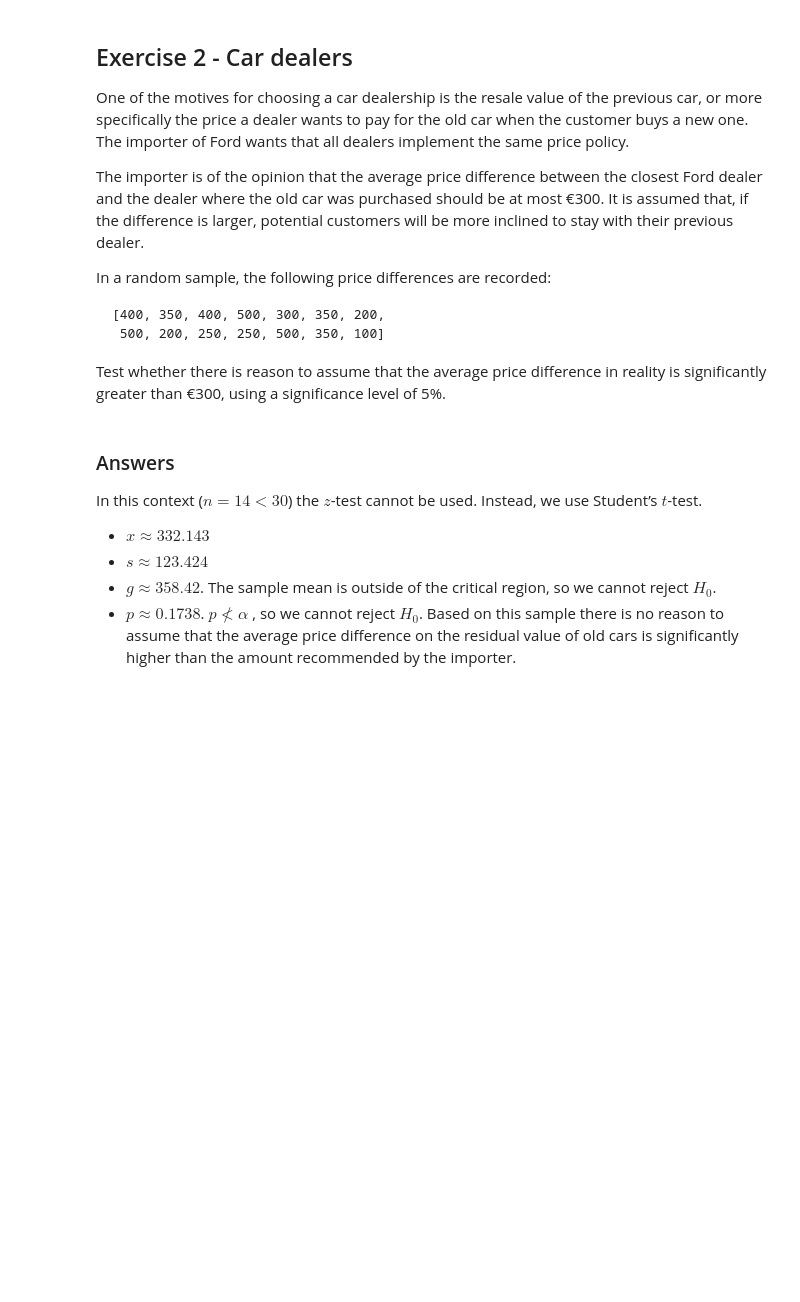
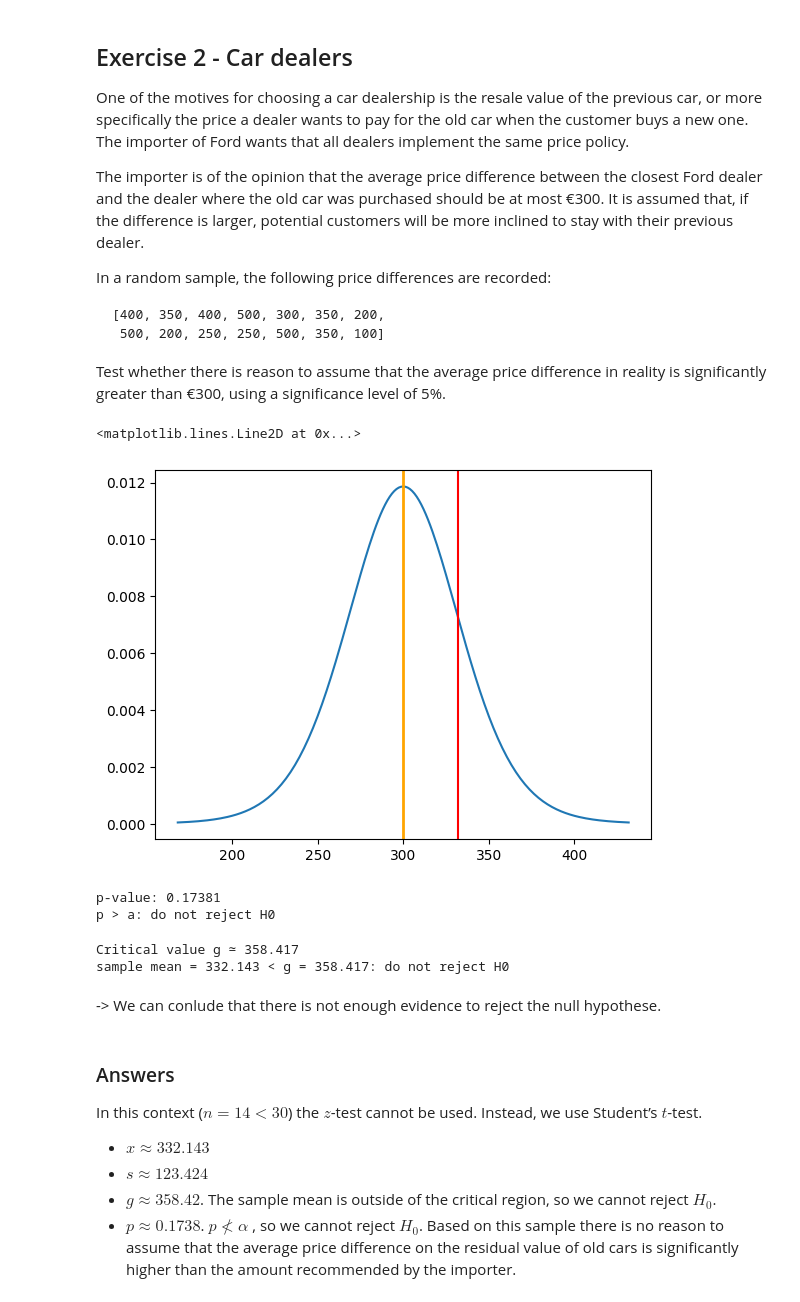
Before and after one commit to Bataklik/Data-Science-_-AI, a Jupyter notebook: 3-central-limit-testing/lab-3-02-hypothesis-testing.ipynb, the cells around one changed output. Saved outputs shown, nothing was run; the diff lists cells and outputs as text; code cells hidden in the pictures; blank space fills up the shorter version.

````diff
--- a/3-central-limit-testing/lab-3-02-hypothesis-testing.ipynb
+++ b/3-central-limit-testing/lab-3-02-hypothesis-testing.ipynb
@@ -108,6 +108,70 @@ In a random sample, the following price differences are recorded:
 ```
 
 Test whether there is reason to assume that the average price difference in reality is significantly greater than €300, using a significance level of 5%.
+# %%
+# We kunnen hier geen z-test gebruiken,
+# want minder dan 30 stalen, onderliggende distributie onbekend en
+# ook sigma van populatie en standaard afwijking van populatie niet
+# Kijk naar REQUIREMENTS van z-test (cursus)
+# right tailed z-test gekopieerd en zaken aangepast.
+# Properties of the sample:
+
+prices = [400, 350, 400, 500, 300, 350, 200,
+          500, 200, 250, 250, 500, 350, 100]
+
+n = len(prices)      # sample size
+sm = np.mean(prices)  # sample mean
+#! Zonder ddof gaat hij delen door n ipv n-1 voor een sample (alleen bij np)
+s = np.std(prices, ddof=1)  # sample standard deviation
+a = 0.05    # significance level (chosen by the researcher)
+m0 = 300.0    # hypothetical population mean (H0)
+
+
+# Gauss-curve plot:
+# X-values
+dist_x = np.linspace(m0 - 4 * s/np.sqrt(n), m0 + 4 * s/np.sqrt(n), num=201)
+# Y-values for the Gauss curve
+#! .norm wordt veranderd naar .t + df = n-1
+dist_y = stats.t.pdf(dist_x, loc=m0, scale=s/np.sqrt(n), df=n-1)
+fig, dplot = plt.subplots(1, 1)
+# Plot the Gauss-curve
+dplot.plot(dist_x, dist_y)
+# Show the hypothetical population mean with an orange line
+dplot.axvline(m0, color="orange", lw=2)
+# Show the sample mean with a red line
+dplot.axvline(sm, color="red")
+# %% [output]
+<matplotlib.lines.Line2D at 0x...>
+[figure, added]
+# %%
+# methode 1
+#! Hier wordt er ook aanpassingen gedaan
+p = stats.t.sf(sm, loc=m0, scale=s/np.sqrt(n), df=n-1)
+print("p-value: %.5f" % p)
+#? We hebben een kans groter dan 5%, ga H0 niet verwerpen.
+if(p < a):
+    print("p < a: reject H0")
+else:
+    print("p > a: do not reject H0")
+# %% [output]
+p-value: 0.17381
+p > a: do not reject H0
+# %%
+# methode 2
+#! Hier wordt er ook aanpassingen gedaan
+g = stats.t.isf(a, loc=m0, scale=s / np.sqrt(n),df=n-1)
+print("Critical value g ≃ %.3f" % g)
+#? Moest het gemiddelde van de sample groter zijn, gaan we verwerpn.
+#? Maar nu niet
+if (sm < g):
+    print("sample mean = %.3f < g = %.3f: do not reject H0" % (sm, g))
+else:
+    print("sample mean = %.3f > g = %.3f: reject H0" % (sm, g))
+# %% [output]
+Critical value g ≃ 358.417
+sample mean = 332.143 < g = 358.417: do not reject H0
+# %% [markdown]
+-> We can conlude that there is not enough evidence to reject the null hypothese.
 # %% [markdown]
 ### Answers
 
````
Also changed, not shown: 1 other file.
